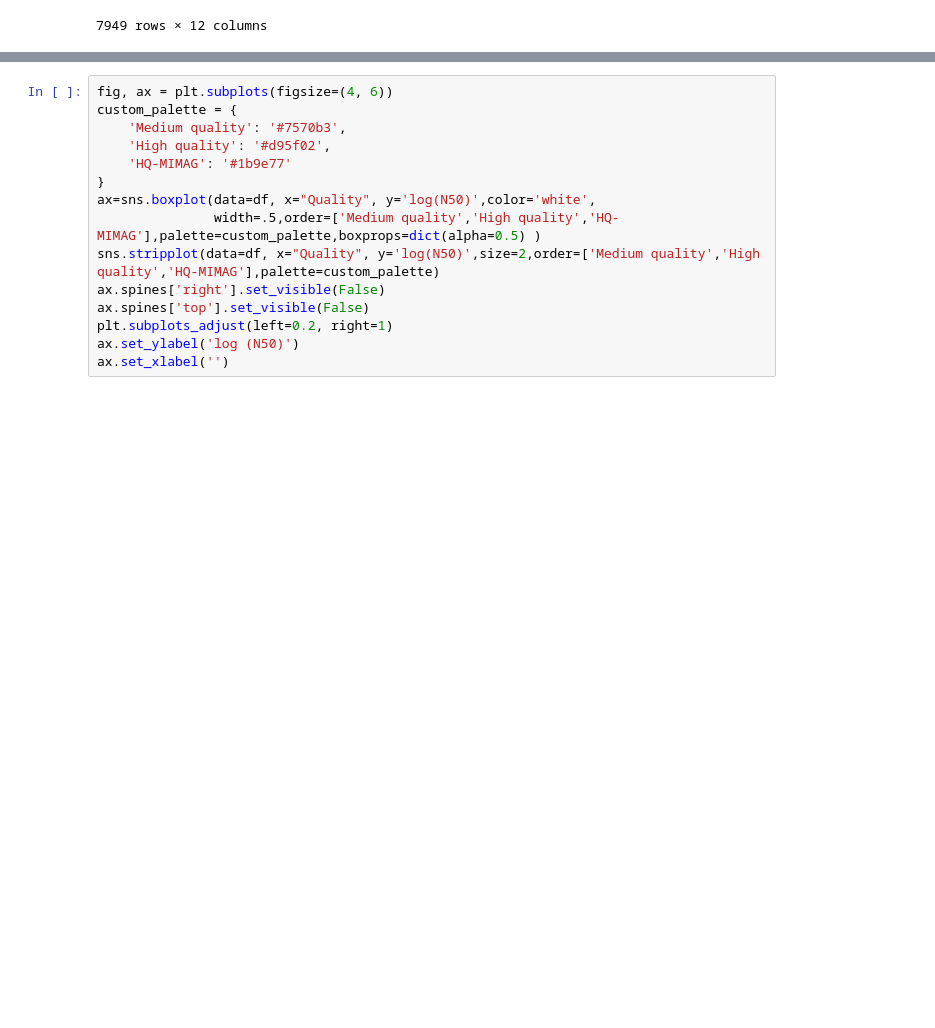
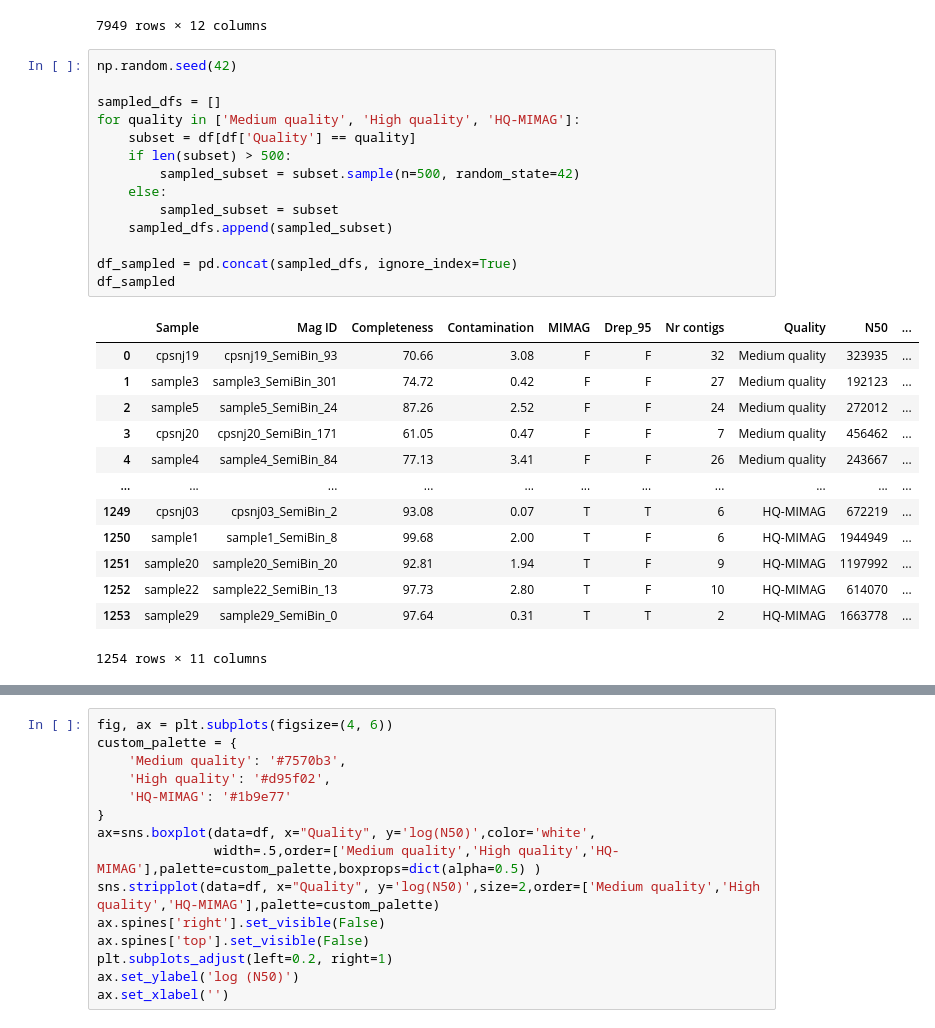
Before and after one commit to BigDataBiology/Duan2026_urban_soil, a Jupyter notebook: analysis/figure2/figure2.ipynb, the cells around one changed output, grey strips where cells are left out. Saved outputs shown, nothing was run; the diff lists cells and outputs as text; blank space fills up the shorter version.

```diff
--- a/analysis/figure2/figure2.ipynb
+++ b/analysis/figure2/figure2.ipynb
@@ -66,3 +66,31 @@ df
 | 7947 | snj20 | snj20_SemiBin_97 | 53.23 | 4.62 | F | T | 17 | Medium quality | 108637 | ... |
 | 7948 | snj20 | snj20_SemiBin_9 | 79.49 | 3.32 | F | T | 17 | Medium quality | 173384 | ... |
 7949 rows × 12 columns
+# %%
+np.random.seed(42)
+
+sampled_dfs = []
+for quality in ['Medium quality', 'High quality', 'HQ-MIMAG']:
+    subset = df[df['Quality'] == quality]
+    if len(subset) > 500:
+        sampled_subset = subset.sample(n=500, random_state=42)
+    else:
+        sampled_subset = subset
+    sampled_dfs.append(sampled_subset)
+
+df_sampled = pd.concat(sampled_dfs, ignore_index=True)
+df_sampled
+# %% [output]
+|  | Sample | Mag ID | Completeness | Contamination | MIMAG | Drep_95 | Nr contigs | Quality | N50 | ... |
+| 0 | cpsnj19 | cpsnj19_SemiBin_93 | 70.66 | 3.08 | F | F | 32 | Medium quality | 323935 | ... |
+| 1 | sample3 | sample3_SemiBin_301 | 74.72 | 0.42 | F | F | 27 | Medium quality | 192123 | ... |
+| 2 | sample5 | sample5_SemiBin_24 | 87.26 | 2.52 | F | F | 24 | Medium quality | 272012 | ... |
+| 3 | cpsnj20 | cpsnj20_SemiBin_171 | 61.05 | 0.47 | F | F | 7 | Medium quality | 456462 | ... |
+| 4 | sample4 | sample4_SemiBin_84 | 77.13 | 3.41 | F | F | 26 | Medium quality | 243667 | ... |
+| ... | ... | ... | ... | ... | ... | ... | ... | ... | ... | ... |
+| 1249 | cpsnj03 | cpsnj03_SemiBin_2 | 93.08 | 0.07 | T | T | 6 | HQ-MIMAG | 672219 | ... |
+| 1250 | sample1 | sample1_SemiBin_8 | 99.68 | 2.00 | T | F | 6 | HQ-MIMAG | 1944949 | ... |
+| 1251 | sample20 | sample20_SemiBin_20 | 92.81 | 1.94 | T | F | 9 | HQ-MIMAG | 1197992 | ... |
+| 1252 | sample22 | sample22_SemiBin_13 | 97.73 | 2.80 | T | F | 10 | HQ-MIMAG | 614070 | ... |
+| 1253 | sample29 | sample29_SemiBin_0 | 97.64 | 0.31 | T | T | 2 | HQ-MIMAG | 1663778 | ... |
+1254 rows × 11 columns
```
Also changed, not shown: parts of 2 cells of this notebook, 3 other files.
